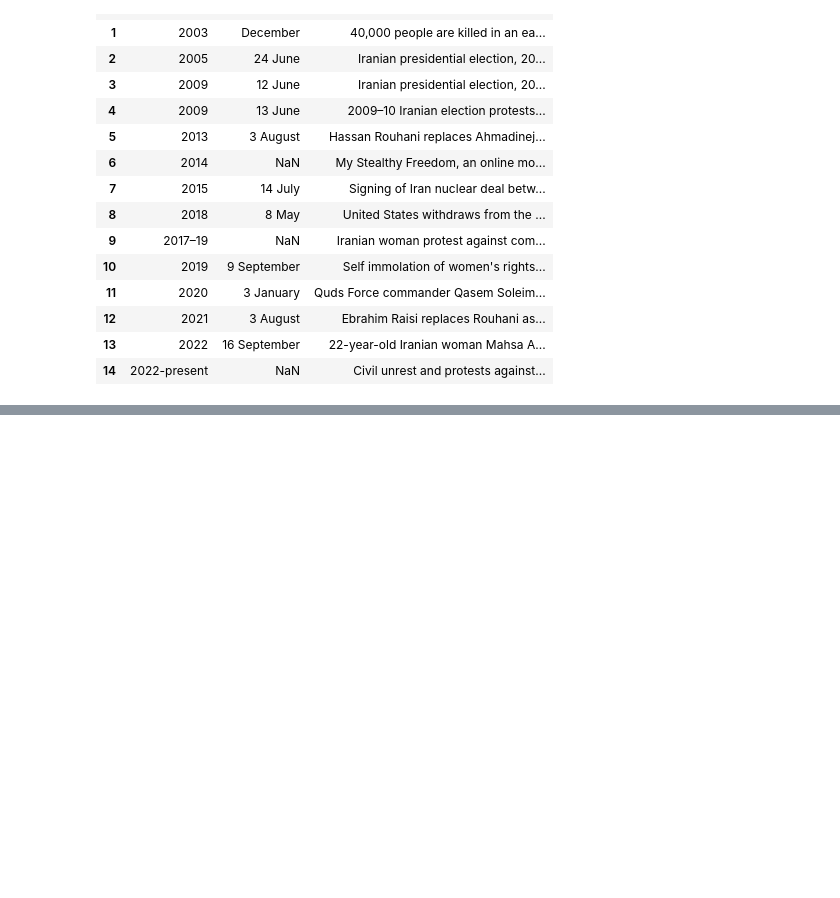
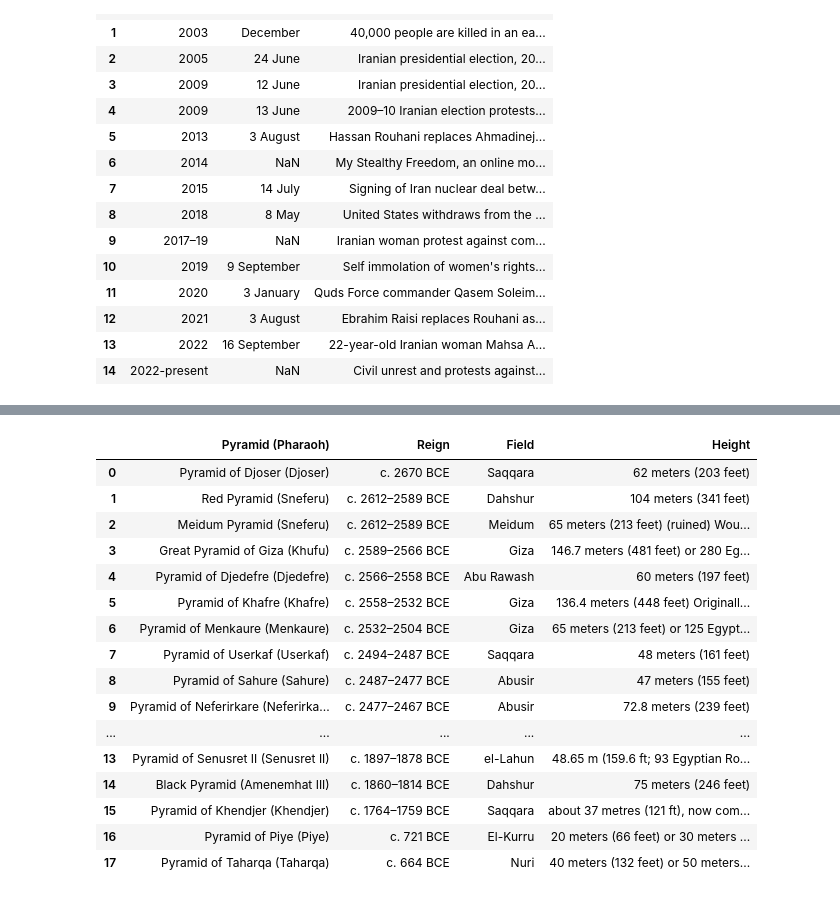
Before and after one commit to domschl/EbookTools, a Jupyter notebook: wiki_exporter_hist.ipynb, the cells around one changed output, grey strips where cells are left out. Cells and saved outputs as stored; diff of their text form; code cells hidden in the pictures; blank space fills up the shorter version.

```diff
--- a/wiki_exporter_hist.ipynb
+++ b/wiki_exporter_hist.ipynb
@@ -187,3 +203,26 @@ for index in range(0,33):
 | 2021-08-03 | Ebrahim Raisi replaces Rouhani as President. |
 | 2022-09-16 | 22-year-old Iranian woman Mahsa Amini, also known as Jina Amini, died in a hospital in Tehran, Iran, under suspicious circumstances, after her arrest by the Islamic Republic's Guidance  ...
 | 2022-present | Civil unrest and protests against the Islamic Republic of Iran associated with the death in police custody of Mahsa Amini (Persian: مهسا امینی) began on 16 September 2022 and are ongo ...
+# %%
+url = "https://en.wikipedia.org/wiki/Egyptian_pyramids"
+tables = pd.read_html(url)
+# %%
+tables[12]
+# %% [output]
+|  | Pyramid (Pharaoh) | Reign | Field | Height |
+| 0 | Pyramid of Djoser (Djoser) | c. 2670 BCE | Saqqara | 62 meters (203 feet) |
+| 1 | Red Pyramid (Sneferu) | c. 2612–2589 BCE | Dahshur | 104 meters (341 feet) |
+| 2 | Meidum Pyramid (Sneferu) | c. 2612–2589 BCE | Meidum | 65 meters (213 feet) (ruined) Wou... |
+| 3 | Great Pyramid of Giza (Khufu) | c. 2589–2566 BCE | Giza | 146.7 meters (481 feet) or 280 Eg... |
+| 4 | Pyramid of Djedefre (Djedefre) | c. 2566–2558 BCE | Abu Rawash | 60 meters (197 feet) |
+| 5 | Pyramid of Khafre (Khafre) | c. 2558–2532 BCE | Giza | 136.4 meters (448 feet) Originall... |
+| 6 | Pyramid of Menkaure (Menkaure) | c. 2532–2504 BCE | Giza | 65 meters (213 feet) or 125 Egypt... |
+| 7 | Pyramid of Userkaf (Userkaf) | c. 2494–2487 BCE | Saqqara | 48 meters (161 feet) |
+| 8 | Pyramid of Sahure (Sahure) | c. 2487–2477 BCE | Abusir | 47 meters (155 feet) |
+| 9 | Pyramid of Neferirkare (Neferirka... | c. 2477–2467 BCE | Abusir | 72.8 meters (239 feet) |
+| ... | ... | ... | ... | ... |
+| 13 | Pyramid of Senusret II (Senusret II) | c. 1897–1878 BCE | el-Lahun | 48.65 m (159.6 ft; 93 Egyptian Ro... |
+| 14 | Black Pyramid (Amenemhat III) | c. 1860–1814 BCE | Dahshur | 75 meters (246 feet) |
+| 15 | Pyramid of Khendjer (Khendjer) | c. 1764–1759 BCE | Saqqara | about 37 metres (121 ft), now com... |
+| 16 | Pyramid of Piye (Piye) | c. 721 BCE | El-Kurru | 20 meters (66 feet) or 30 meters ... |
+| 17 | Pyramid of Taharqa (Taharqa) | c. 664 BCE | Nuri | 40 meters (132 feet) or 50 meters... |
```
Also changed, not shown: parts of 6 cells of this notebook, 1 other file.
